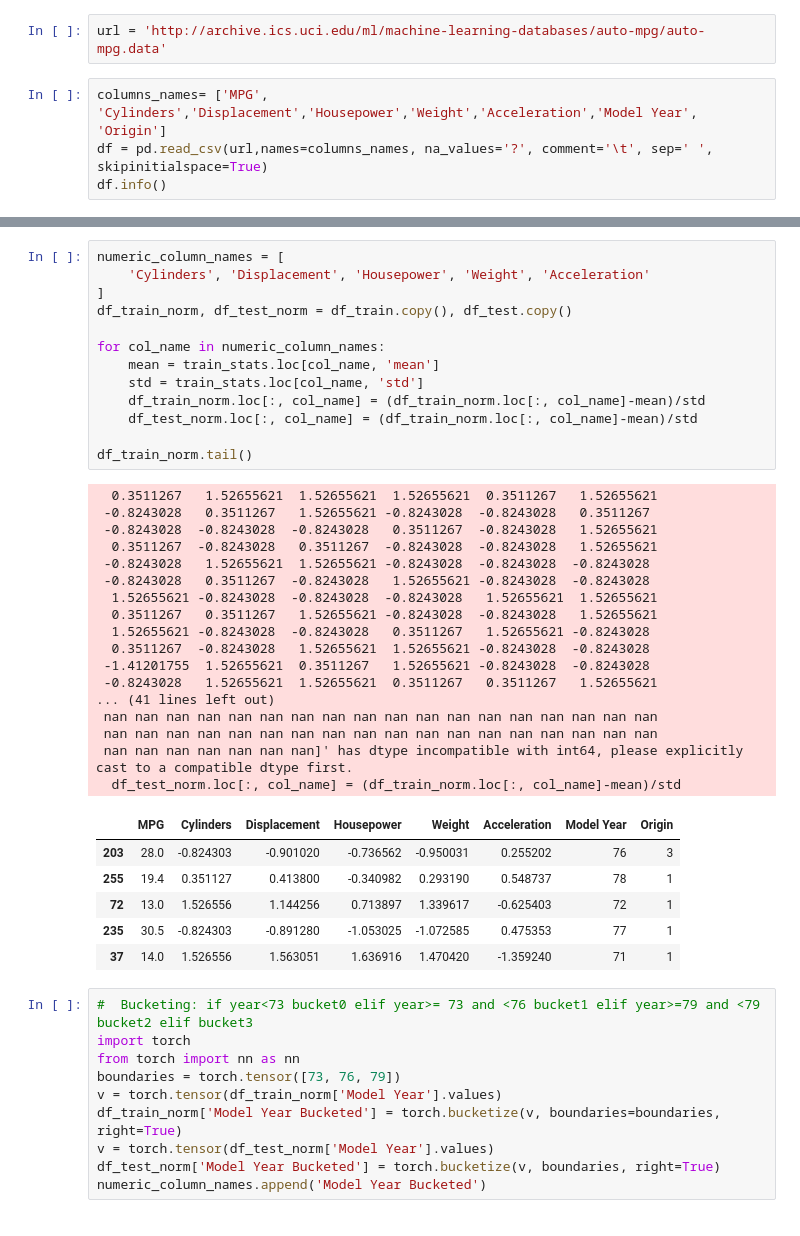
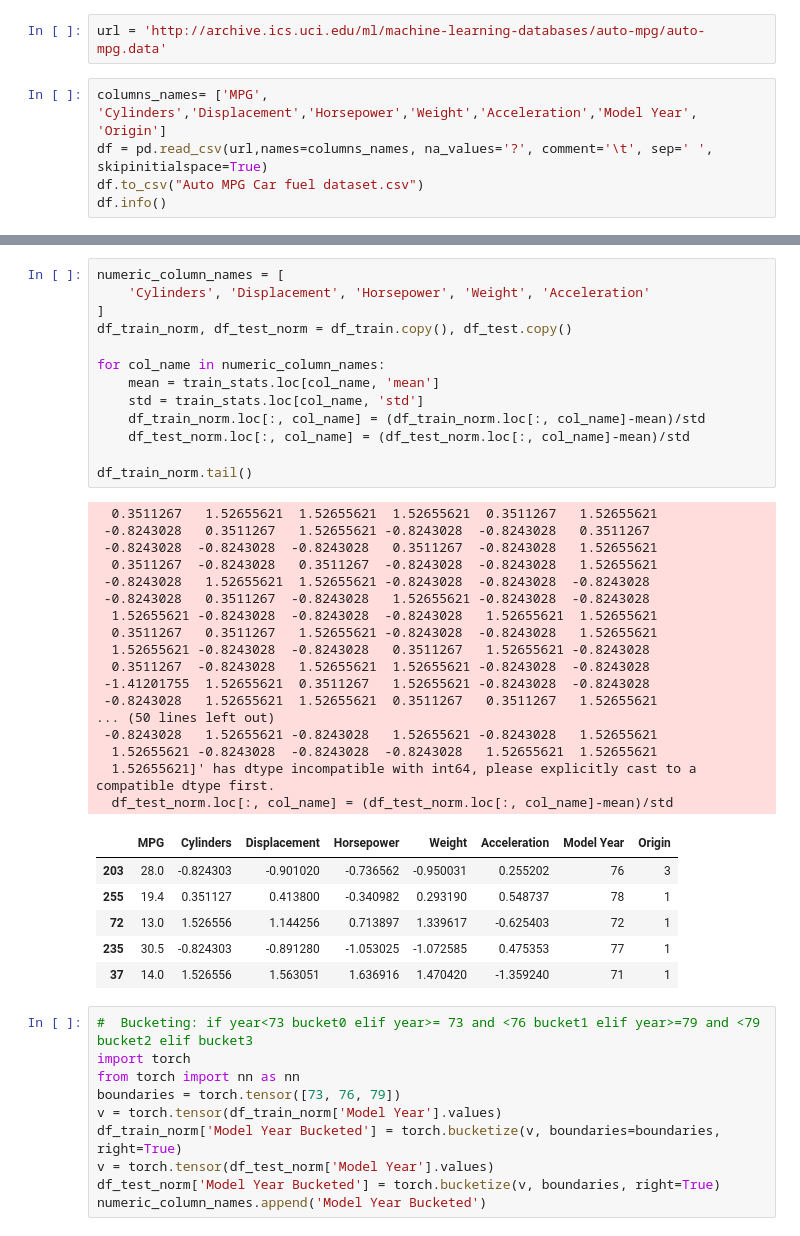
Before and after one commit to sntoshsah/ML-DL_codeBook, a Jupyter notebook: Chapter_13/Car_Fuel_Efficiency_Prediction.ipynb, the cells around one changed output, grey strips where cells are left out. Saved outputs shown, nothing was run; the diff lists cells and outputs as text.

```diff
--- a/Chapter_13/Car_Fuel_Efficiency_Prediction.ipynb
+++ b/Chapter_13/Car_Fuel_Efficiency_Prediction.ipynb
@@ -6,7 +6,8 @@ import torch.nn as nn
 # %%
 url = 'http://archive.ics.uci.edu/ml/machine-learning-databases/auto-mpg/auto-mpg.data'
 # %%
-columns_names= ['MPG', 'Cylinders','Displacement','Housepower','Weight','Acceleration','Model Year', 'Origin']
+columns_names= ['MPG', 'Cylinders','Displacement','Horsepower','Weight','Acceleration','Model Year', 'Origin']
 df = pd.read_csv(url,names=columns_names, na_values='?', comment='\t', sep=' ', skipinitialspace=True)
+df.to_csv("Auto MPG Car fuel dataset.csv")
 df.info()
 # %% [output]
@@ -55,36 +84,36 @@ train_stats
 | Origin | 313.0 | 1.591054 | 0.807923 | 1.0 | 1.0 | 1.0 | 2.0 | 3.0 |
 # %%
 numeric_column_names = [
-    'Cylinders', 'Displacement', 'Housepower', 'Weight', 'Acceleration'
+    'Cylinders', 'Displacement', 'Horsepower', 'Weight', 'Acceleration'
 ]
 df_train_norm, df_test_norm = df_train.copy(), df_test.copy()
 
 for col_name in numeric_column_names:
     mean = train_stats.loc[col_name, 'mean']
     std = train_stats.loc[col_name, 'std']
     df_train_norm.loc[:, col_name] = (df_train_norm.loc[:, col_name]-mean)/std
-    df_test_norm.loc[:, col_name] = (df_train_norm.loc[:, col_name]-mean)/std
+    df_test_norm.loc[:, col_name] = (df_test_norm.loc[:, col_name]-mean)/std
 
 df_train_norm.tail()
 # %% [output]
   0.3511267   1.52655621  1.52655621  1.52655621  0.3511267   1.52655621
  -0.8243028   0.3511267   1.52655621 -0.8243028  -0.8243028   0.3511267
  -0.8243028  -0.8243028  -0.8243028   0.3511267  -0.8243028   1.52655621
   0.3511267  -0.8243028   0.3511267  -0.8243028  -0.8243028   1.52655621
  -0.8243028   1.52655621  1.52655621 -0.8243028  -0.8243028  -0.8243028
  -0.8243028   0.3511267  -0.8243028   1.52655621 -0.8243028  -0.8243028
   1.52655621 -0.8243028  -0.8243028  -0.8243028   1.52655621  1.52655621
   0.3511267   0.3511267   1.52655621 -0.8243028  -0.8243028   1.52655621
   1.52655621 -0.8243028  -0.8243028   0.3511267   1.52655621 -0.8243028
   0.3511267  -0.8243028   1.52655621  1.52655621 -0.8243028  -0.8243028
  -1.41201755  1.52655621  0.3511267   1.52655621 -0.8243028  -0.8243028
  -0.8243028   1.52655621  1.52655621  0.3511267   0.3511267   1.52655621
-... (41 lines left out)
- nan nan nan nan nan nan nan nan nan nan nan nan nan nan nan nan nan nan
- nan nan nan nan nan nan nan nan nan nan nan nan nan nan nan nan nan nan
- nan nan nan nan nan nan nan]' has dtype incompatible with int64, please explicitly cast to a compatible dtype first.
-  df_test_norm.loc[:, col_name] = (df_train_norm.loc[:, col_name]-mean)/std
+... (50 lines left out)
+ -0.8243028   1.52655621 -0.8243028   1.52655621 -0.8243028   1.52655621
+  1.52655621 -0.8243028  -0.8243028  -0.8243028   1.52655621  1.52655621
+  1.52655621]' has dtype incompatible with int64, please explicitly cast to a compatible dtype first.
+  df_test_norm.loc[:, col_name] = (df_test_norm.loc[:, col_name]-mean)/std
-|  | MPG | Cylinders | Displacement | Housepower | Weight | Acceleration | Model Year | Origin |
+|  | MPG | Cylinders | Displacement | Horsepower | Weight | Acceleration | Model Year | Origin |
 | 203 | 28.0 | -0.824303 | -0.901020 | -0.736562 | -0.950031 | 0.255202 | 76 | 3 |
 | 255 | 19.4 | 0.351127 | 0.413800 | -0.340982 | 0.293190 | 0.548737 | 78 | 1 |
 | 72 | 13.0 | 1.526556 | 1.144256 | 0.713897 | 1.339617 | -0.625403 | 72 | 1 |
```
Also changed, not shown: parts of 28 cells of this notebook, 15 other files.
